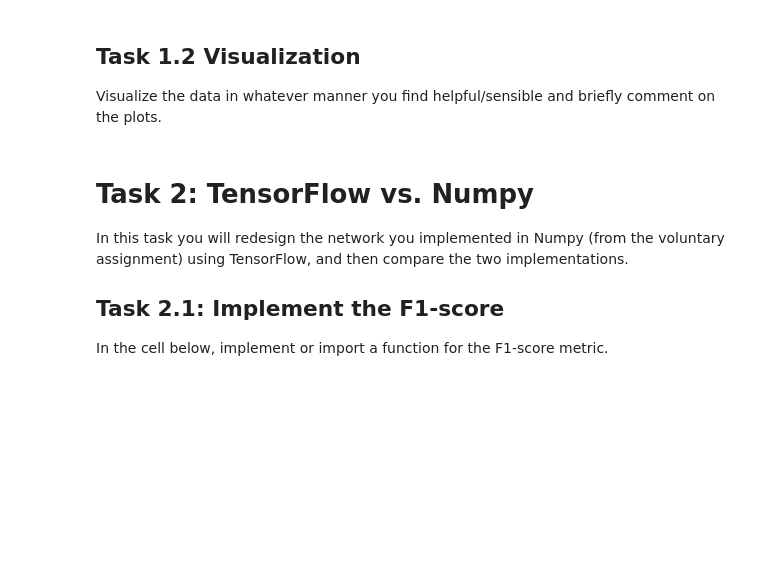
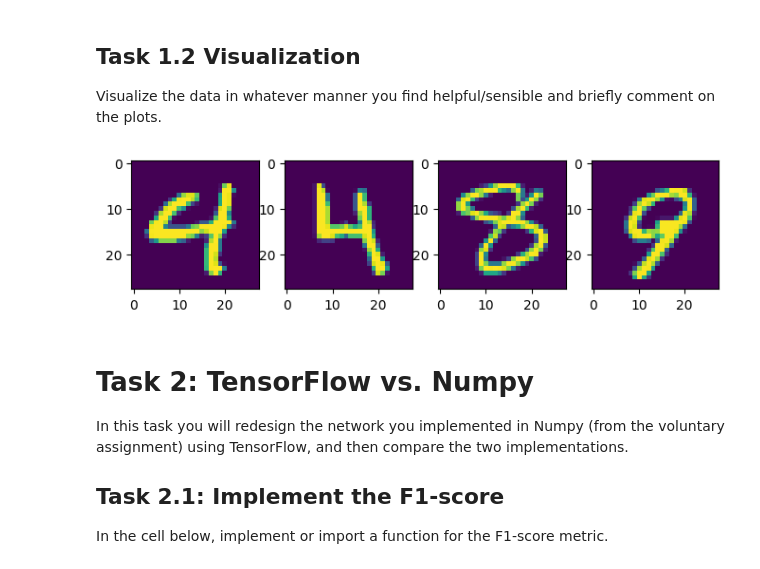
Before and after one commit to bardpedersen/DAT300, a Jupyter notebook: assignment/CA1_template/CA1_template.ipynb, the cells around one changed output. Saved outputs shown, nothing was run; the diff lists cells and outputs as text; code cells hidden in the pictures; blank space fills up the shorter version.

```diff
--- a/assignment/CA1_template/CA1_template.ipynb
+++ b/assignment/CA1_template/CA1_template.ipynb
@@ -87,8 +115,27 @@ del datasets, X_val, y_val # Good to reduce uneccesary RAM usage
 ## Task 1.1 Preprocessing
 Preprocess the data in whatever way you find sensible. Remember to comment on what you do.
+# %%
+X_traing_xgb = X_train.reshape(X_train.shape[0], -1) / 255 # For xgboost/ml i need it to be flat before training and normilize the data
+X_test_xgb = X_test.reshape(X_test.shape[0], -1) / 255
+y_train_xgb = y_train # For xgboost/ml i need it as it is
+y_test_xgb = y_test
+
+X_train       = X_train.astype("float32")      /255  # Normilize the data for faster convergens
+X_test        = X_test.astype("float32")       /255
+
+y_train = ks.utils.to_categorical(y_train, num_classes=10) # Change from numbers to arrays, this for deep learning
+y_test = ks.utils.to_categorical(y_test, num_classes=10)
 # %% [markdown]
 ## Task 1.2 Visualization
 Visualize the data in whatever manner you find helpful/sensible and briefly comment on the plots.
+# %%
+random_images = RNG.choice(X_train, replace=False, size=4)
+fig, ax = plt.subplots(1,4,figsize=(8,8))
+for i in range(random_images.shape[0]):
+    ax[i].imshow(random_images[i])
+plt.show()
+# %% [output]
+[figure, added]
 # %% [markdown]
 # Task 2: TensorFlow vs. Numpy
 In this task you will redesign the network you implemented in Numpy (from the voluntary assignment) using TensorFlow, and then compare the two implementations.
```
Also changed, not shown: parts of 19 cells of this notebook, 1 other file.
